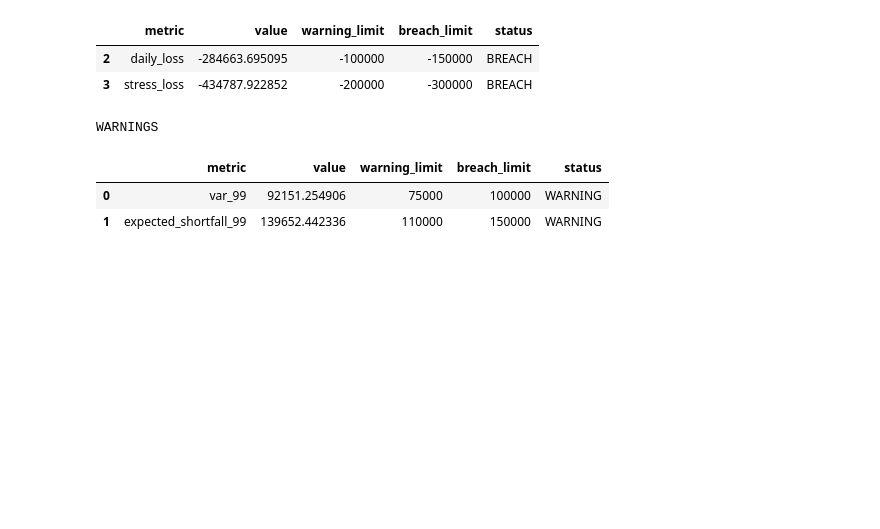
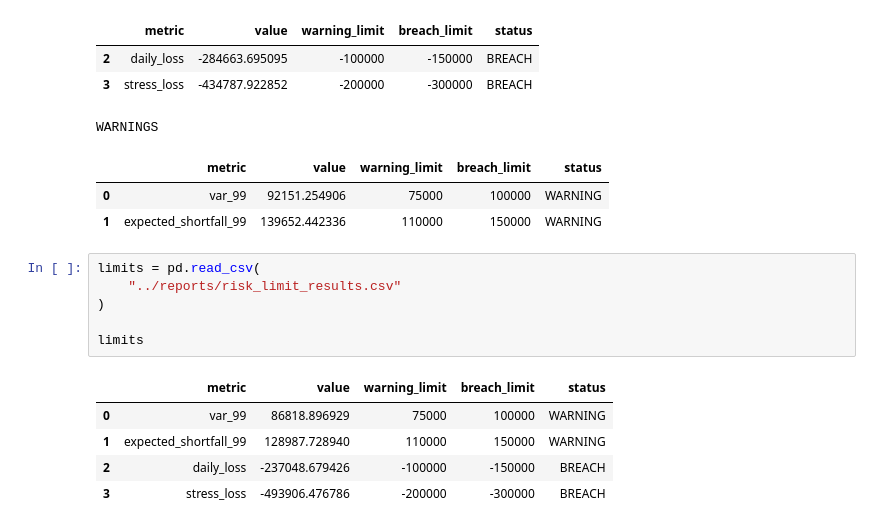
Before and after one commit to somya121/market-risk-pnl-engine, a Jupyter notebook: notebooks/06_risk_limits.ipynb, the cells around one changed output. Cells and saved outputs as stored; diff of their text form; blank space fills up the shorter version.

```diff
--- a/notebooks/06_risk_limits.ipynb
+++ b/notebooks/06_risk_limits.ipynb
@@ -96,3 +96,15 @@ WARNINGS
 |  | metric | value | warning_limit | breach_limit | status |
 | 0 | var_99 | 92151.254906 | 75000 | 100000 | WARNING |
 | 1 | expected_shortfall_99 | 139652.442336 | 110000 | 150000 | WARNING |
+# %%
+limits = pd.read_csv(
+    "../reports/risk_limit_results.csv"
+)
+
+limits
+# %% [output]
+|  | metric | value | warning_limit | breach_limit | status |
+| 0 | var_99 | 86818.896929 | 75000 | 100000 | WARNING |
+| 1 | expected_shortfall_99 | 128987.728940 | 110000 | 150000 | WARNING |
+| 2 | daily_loss | -237048.679426 | -100000 | -150000 | BREACH |
+| 3 | stress_loss | -493906.476786 | -200000 | -300000 | BREACH |
```
Also changed, not shown: parts of 3 cells of this notebook, 18 other files.
